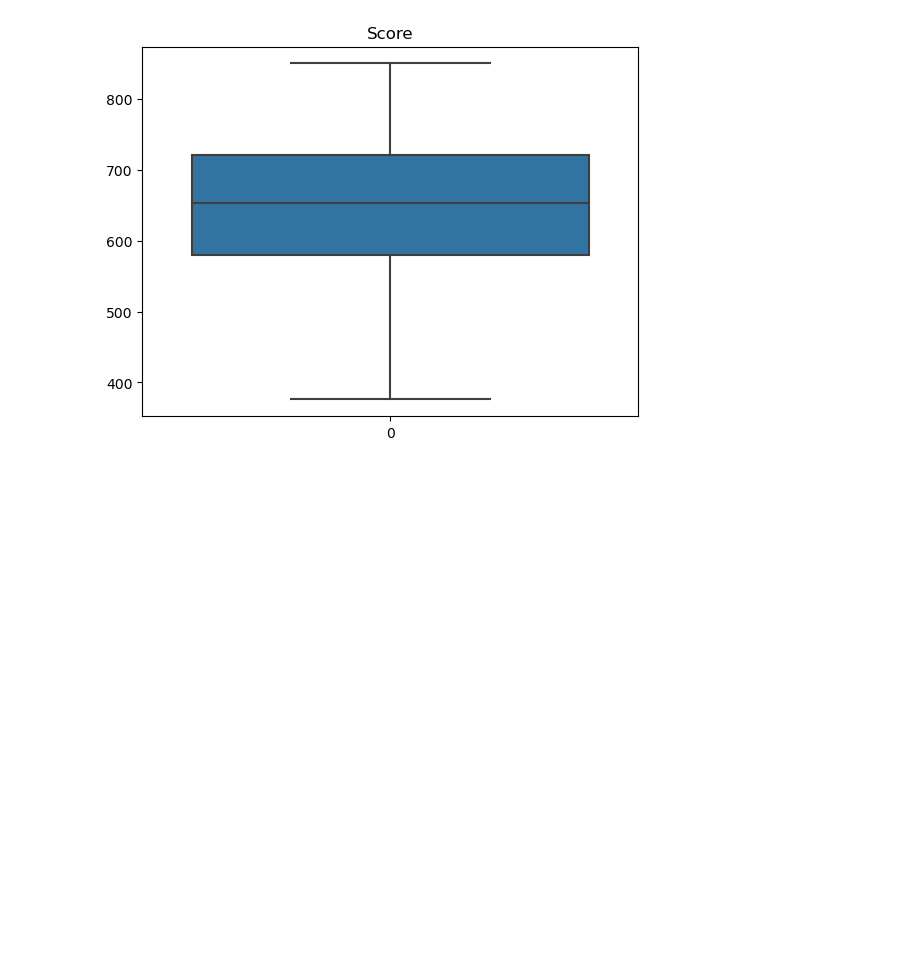
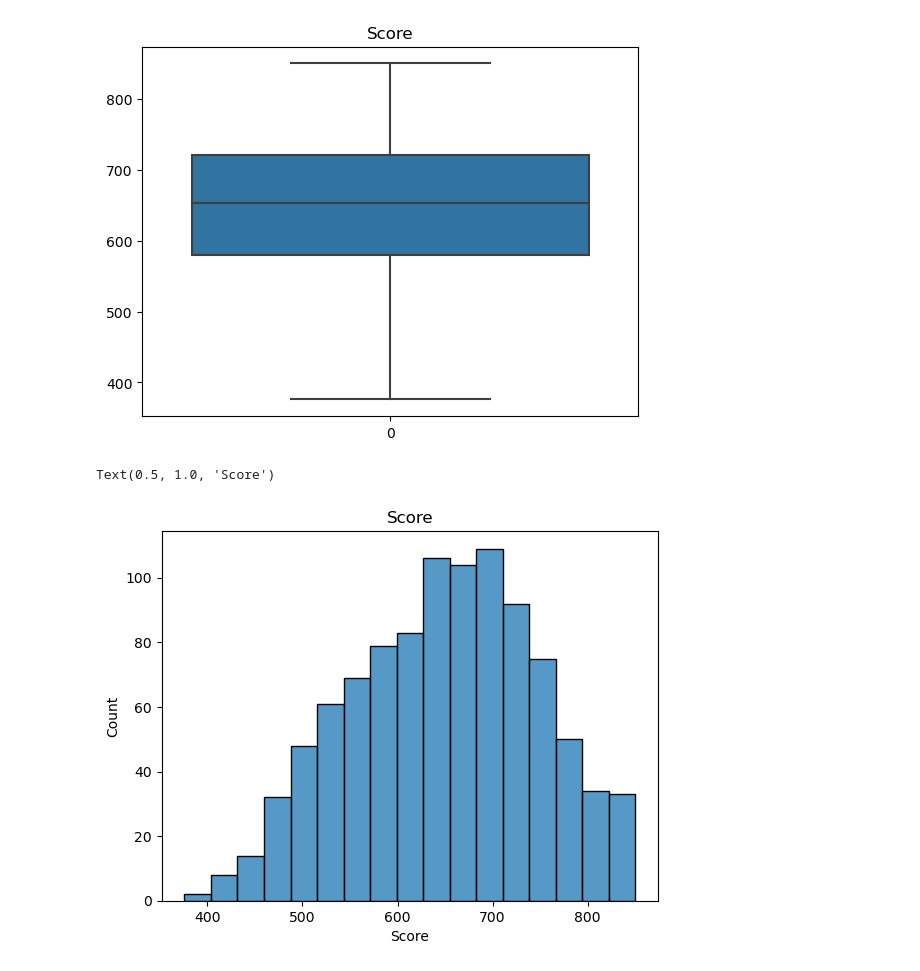
Before and after one commit to MaluMartins/data-science-python-dsa, a Jupyter notebook: modulo10-limpeza/limpeza-de-dados.ipynb, the cells around one changed output. Cells and saved outputs as stored; diff of their text form; code cells hidden in the pictures; blank space fills up the shorter version.

```diff
--- a/modulo10-limpeza/limpeza-de-dados.ipynb
+++ b/modulo10-limpeza/limpeza-de-dados.ipynb
@@ -82,3 +91,8 @@ srn.boxplot(dataset['Score']).set_title('Score')
 # %% [output]
 Text(0.5, 1.0, 'Score')
 [figure]
+# %%
+srn.histplot(dataset['Score']).set_title('Score')
+# %% [output]
+Text(0.5, 1.0, 'Score')
+[figure, added]
```
Also changed, not shown: parts of 18 cells of this notebook.
